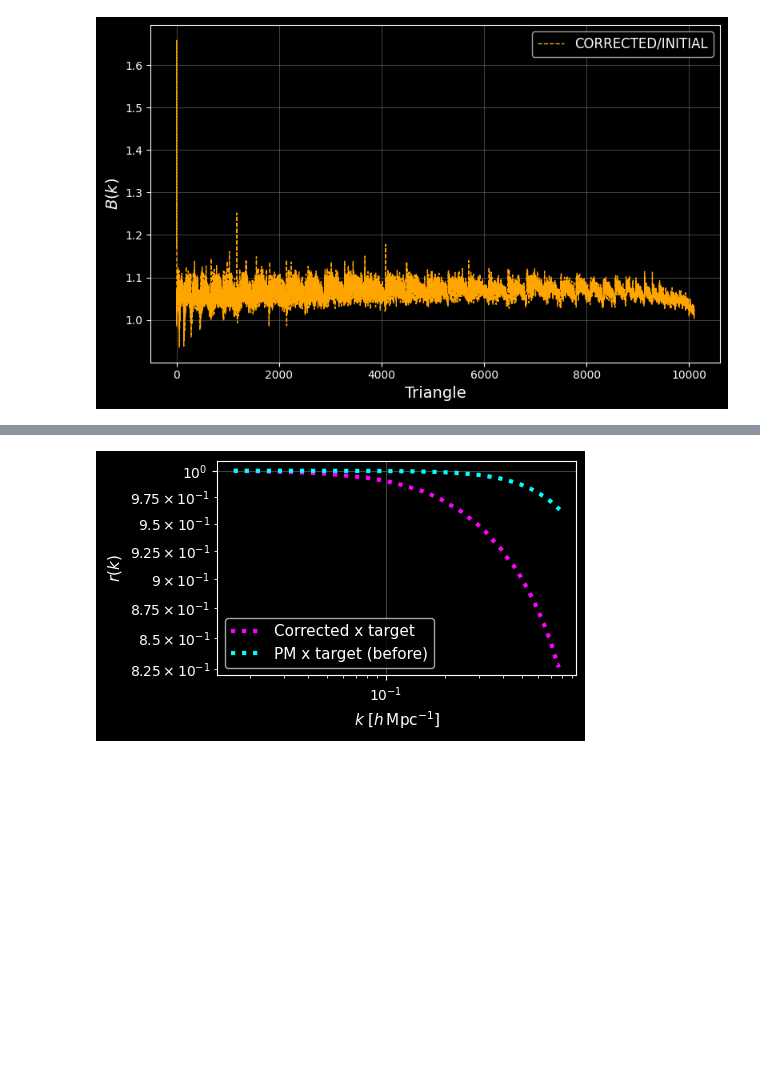
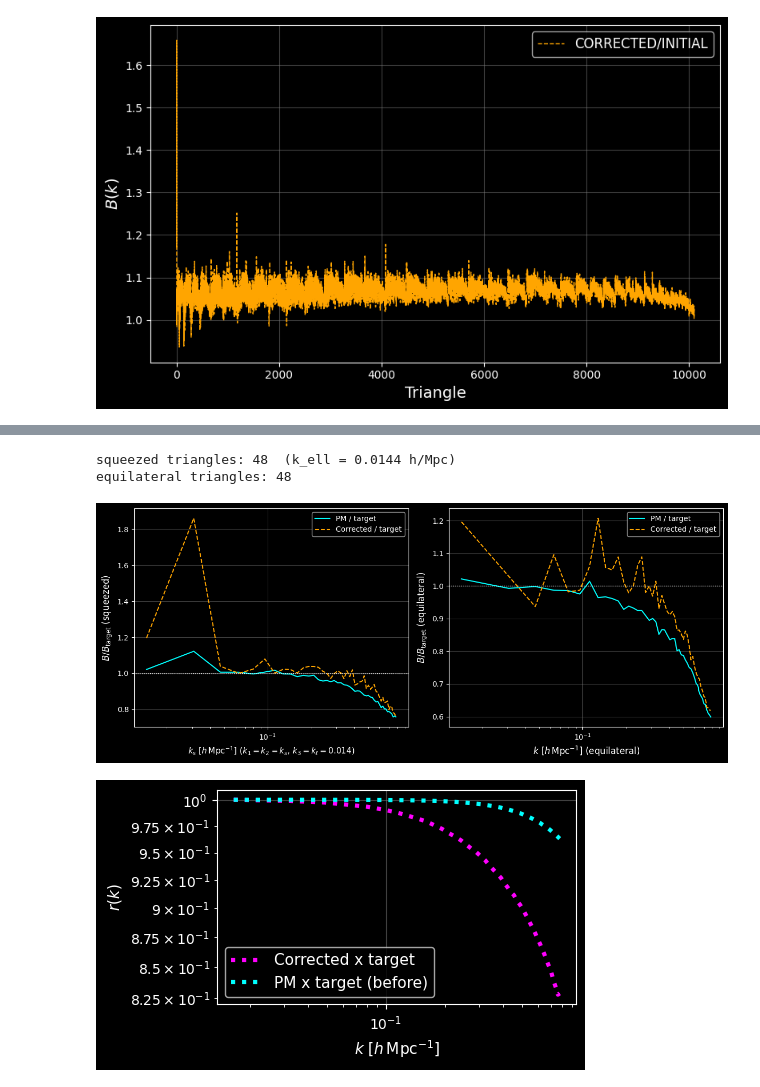
Before and after one commit to anirbanbairagi/Power-Spectrum-Change-Under-Gradient-Perturbation, a Jupyter notebook: DM_Q_case_only.ipynb, the cells around one changed output, grey strips where cells are left out. Cells and saved outputs as stored; diff of their text form; code cells hidden in the pictures; blank space fills up the shorter version.

```diff
--- a/DM_Q_case_only.ipynb
+++ b/DM_Q_case_only.ipynb
@@ -1168,3 +1245,55 @@ plt.tight_layout()
+# %%
+ks = bspec.get_ks()          # (3, n_triangles), h/Mpc; k1 <= k2 <= k3 by construction
+k1, k2, k3 = ks
+
+# sanity check: the triangle list must be identical for pm/nb/Q since it only
+# depends on the binning, not on the field
+assert np.array_equal(ks, ks_pm) and np.array_equal(ks, ks_nb) and np.array_equal(ks, ks_Q)
+
+# --- squeezed: k1 fixed to the smallest bin (~k_ell), k2 == k3 == ks scanned ---
+squeezed_mask = (k1 == k1.min()) & (k2 == k3)
+ks_squeezed = k2[squeezed_mask]
+order_sq = np.argsort(ks_squeezed)
+
+# --- equilateral: k1 == k2 == k3 scanned ---
+equil_mask = (k1 == k2) & (k2 == k3)
+k_equil = k1[equil_mask]
+order_eq = np.argsort(k_equil)
+
+print(f"squeezed triangles: {squeezed_mask.sum()}  (k_ell = {k1.min():.4f} h/Mpc)")
+print(f"equilateral triangles: {equil_mask.sum()}")
+
+fig, axes = plt.subplots(ncols=2, figsize=(12, 5))
+ax1, ax2 = axes
+
+# squeezed panel
+ax1.plot(ks_squeezed[order_sq], (bk_uncorr_pm/bk_uncorr_nb)[squeezed_mask][order_sq],
+          label="PM / target", color="cyan")
+ax1.plot(ks_squeezed[order_sq], (bk_uncorr_Q/bk_uncorr_nb)[squeezed_mask][order_sq],
+          label="Corrected / target", color="orange", ls="--")
+ax1.axhline(1.0, color="white", lw=1, ls=":")
+ax1.set_xscale("log")
+ax1.set_xlabel(r"$k_s\ [h\,\mathrm{Mpc}^{-1}]$ ($k_1=k_2=k_s$, $k_3=k_\ell=%.3f$)" % k1.min(), fontsize=11)
+ax1.set_ylabel(r"$B/B_{\rm target}$ (squeezed)", fontsize=12)
+ax1.legend(fontsize=10); ax1.grid(color="grey", alpha=0.5)
+
+# equilateral panel
+ax2.plot(k_equil[order_eq], (bk_uncorr_pm/bk_uncorr_nb)[equil_mask][order_eq],
+          label="PM / target", color="cyan")
+ax2.plot(k_equil[order_eq], (bk_uncorr_Q/bk_uncorr_nb)[equil_mask][order_eq],
+          label="Corrected / target", color="orange", ls="--")
+ax2.axhline(1.0, color="white", lw=1, ls=":")
+ax2.set_xscale("log")
+ax2.set_xlabel(r"$k\ [h\,\mathrm{Mpc}^{-1}]$ (equilateral)", fontsize=12)
+ax2.set_ylabel(r"$B/B_{\rm target}$ (equilateral)", fontsize=12)
+ax2.legend(fontsize=10); ax2.grid(color="grey", alpha=0.5)
+
+plt.tight_layout()
+plt.savefig(os.path.join(figroot, "Bk_squeezed_equilateral_%s.pdf" % suffix), bbox_inches="tight")
+# %% [output]
+squeezed triangles: 48  (k_ell = 0.0144 h/Mpc)
+equilateral triangles: 48
+[figure, added]
 # %%
 result_Xdisp = CatalogFFTPower(data_positions1=pos_nb, data_positions2=pos_corrected_Q,
                                 boxsize=BoxSize, nmesh=grid, resampler=MAS.lower(),
```
Also changed, not shown: parts of 1 cell of this notebook.
